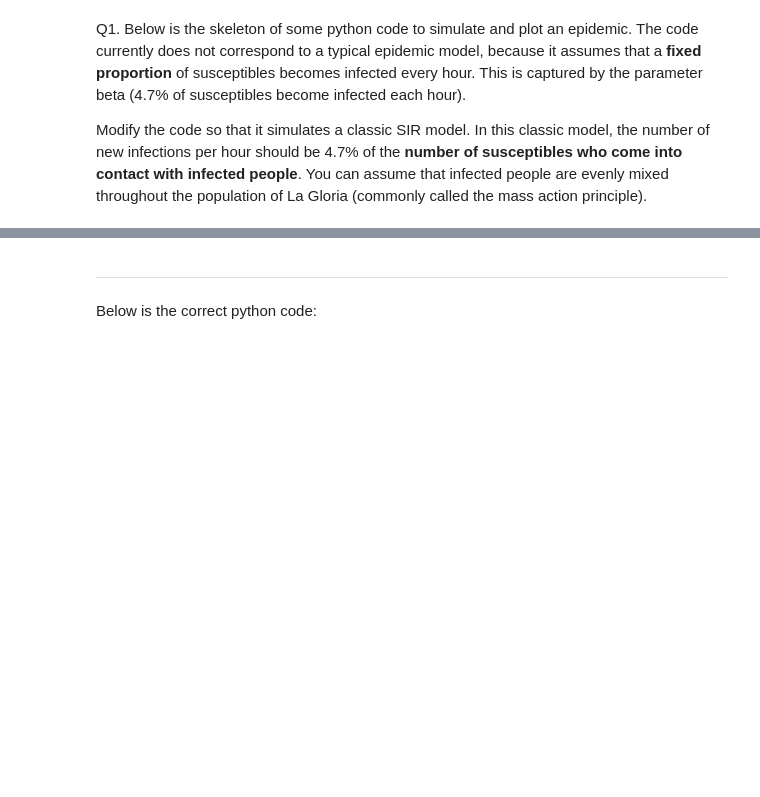
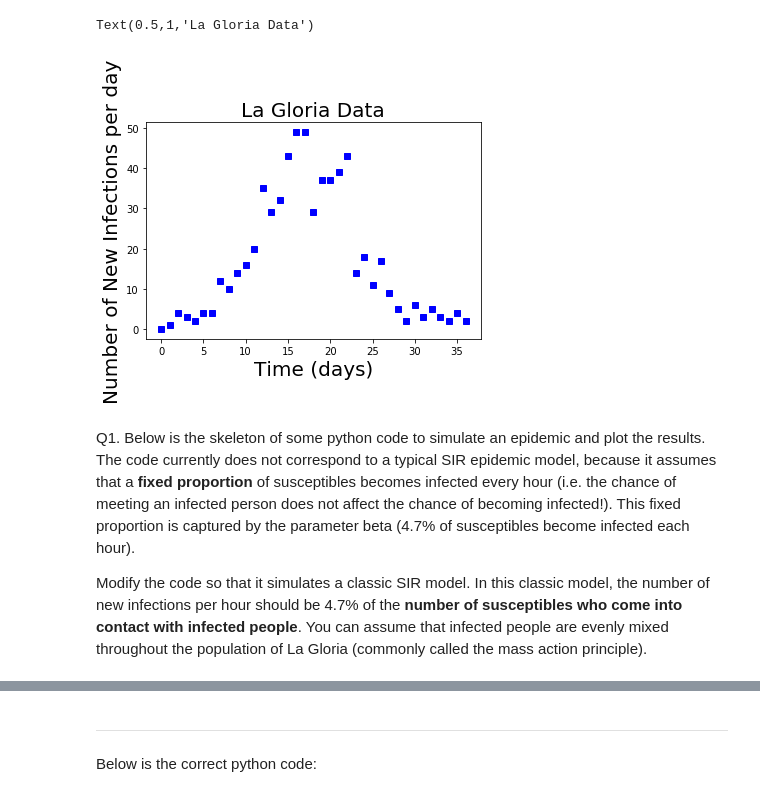
Before and after one commit to DrJonYearsley/PythonTeaching, a Jupyter notebook: SIR_epidemic.ipynb, the cells around one changed output, grey strips where cells are left out. Saved outputs shown, nothing was run; the diff lists cells and outputs as text; code cells hidden in the pictures; blank space fills up the shorter version.

```diff
--- a/SIR_epidemic.ipynb
+++ b/SIR_epidemic.ipynb
@@ -31,6 +48,31 @@ Number of new infections per unit time $= \beta S \frac{I}{N}$
+# %%
+# Code to import data on the La Gloria Swine Flu
+# epidemic of 2009 and plot the daily number of new
+# swine flu cases in the town
+
+%matplotlib inline
+import matplotlib.pyplot as plt
+
+
+import pandas as pd
+
+# Import the La Gloria data
+data = pd.read_csv("la_gloria.csv")
+
+# Plot the La Gloria epidemic
+plt.figure(1)
+plt.plot(data['Time'], data['NewCases'],  'sb')
+
+
+plt.xlabel('Time (days)', fontsize=20)
+plt.ylabel('Number of New Infections per day', fontsize=20)
+plt.title('La Gloria Data', fontsize=20)
+# %% [output]
+Text(0.5,1,'La Gloria Data')
+[figure, added]
 # %% [markdown]
 
-Q1. Below is the skeleton of some python code to simulate and plot an epidemic. The code currently does not correspond to a typical epidemic model, because it assumes that a **fixed proportion** of susceptibles becomes infected every hour. This is captured by the parameter beta (4.7% of susceptibles become infected each hour).
+Q1. Below is the skeleton of some python code to simulate an epidemic and plot the results. The code currently does not correspond to a typical SIR epidemic model, because it assumes that a **fixed proportion** of susceptibles becomes infected every hour (i.e. the chance of meeting an infected person does not affect the chance of becoming infected!). This fixed proportion is captured by the parameter beta (4.7% of susceptibles become infected each hour).
 
 Modify the code so that it simulates a classic SIR model. In this classic model, the number of new infections per hour should be 4.7% of the **number of susceptibles who come into contact with infected people**. You can assume that infected people are evenly mixed throughout the population of La Gloria (commonly called the mass action principle).
 # %%
```
Also changed, not shown: parts of 9 cells of this notebook, 3 other files.
